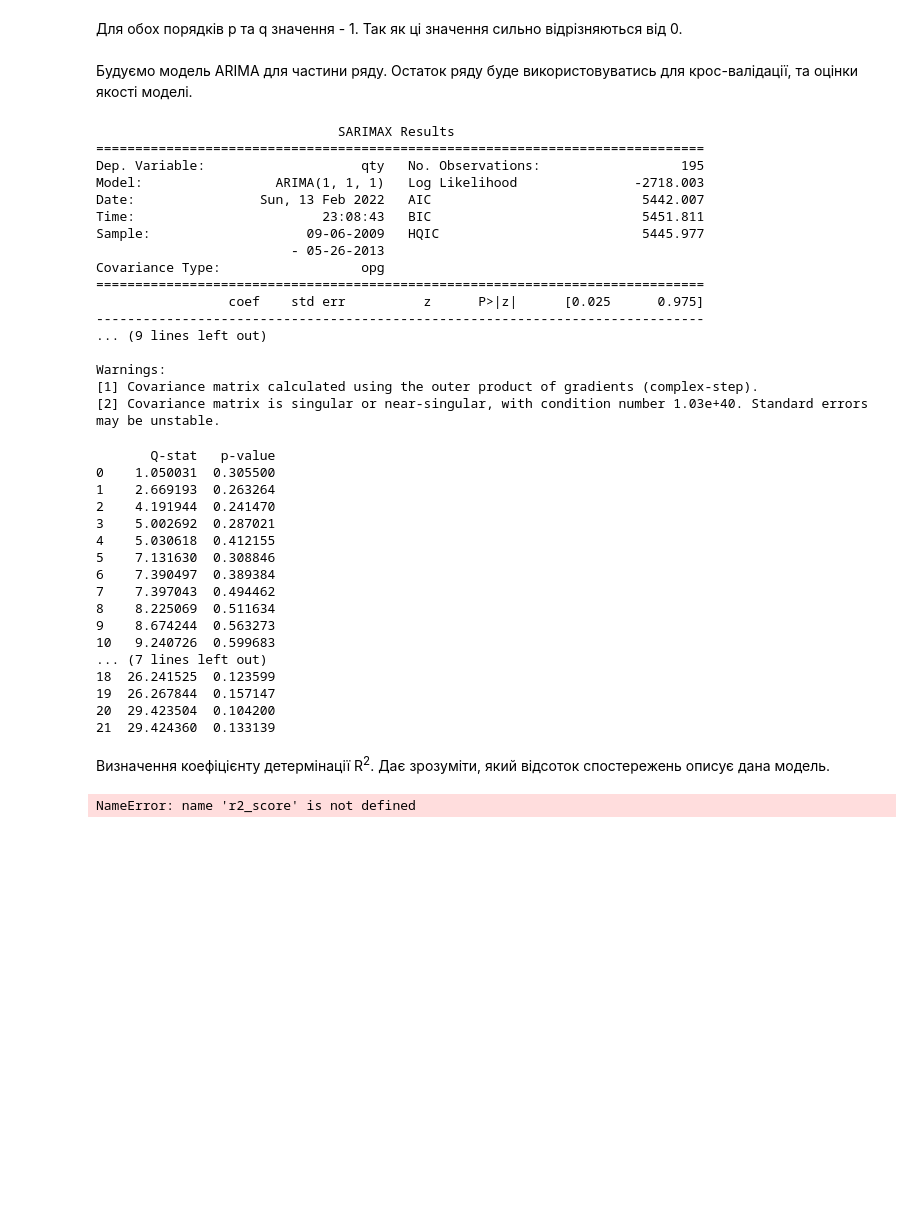
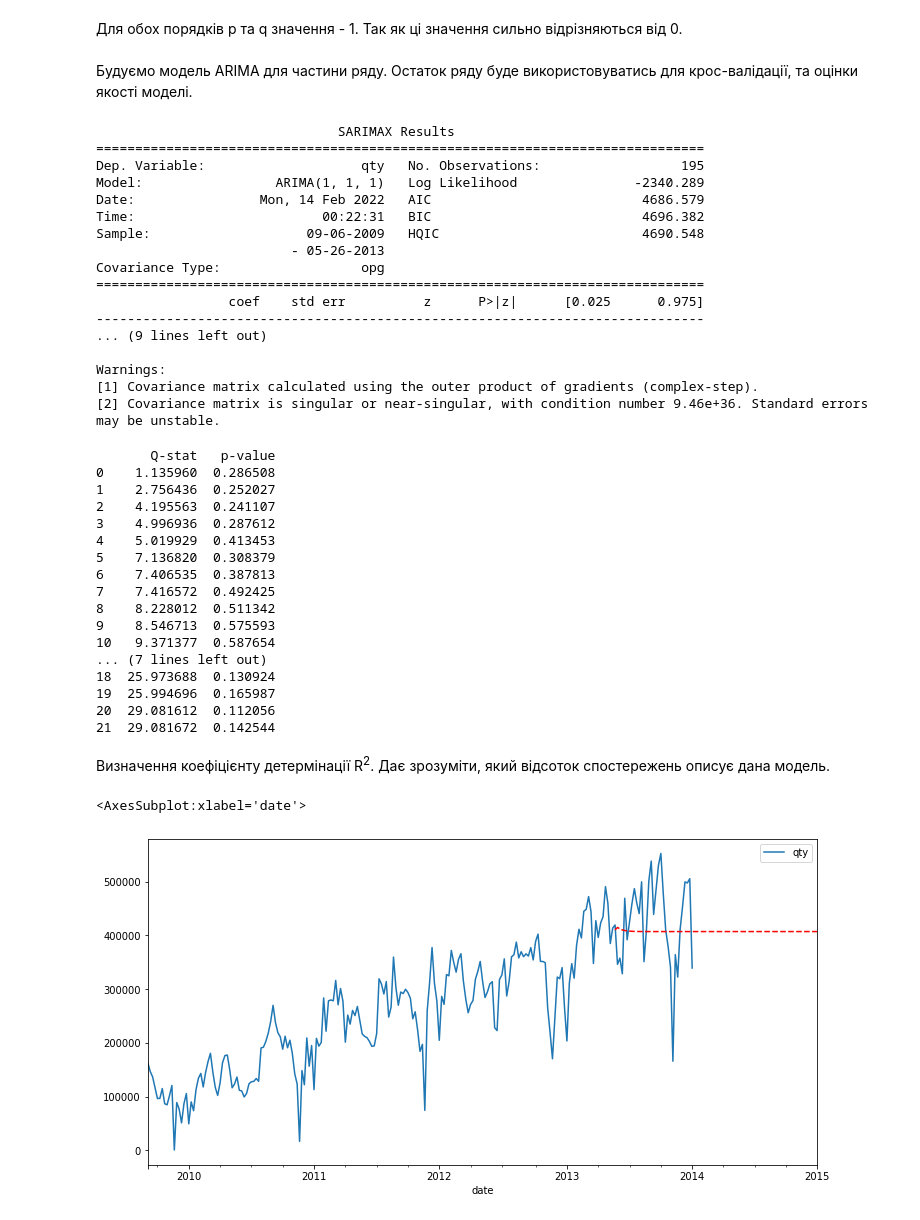
Before and after one commit to markbugatti/arima-basic-diploma, a Jupyter notebook: analyze_views.ipynb, the cells around one changed output. Saved outputs shown, nothing was run; the diff lists cells and outputs as text; code cells hidden in the pictures; blank space fills up the shorter version.

```diff
--- a/analyze_views.ipynb
+++ b/analyze_views.ipynb
@@ -235,18 +239,18 @@ The default method 'yw' can produce PACF values outside of the [-1,1] interval.
 # %%
 
 date_to = '2013-05-26'
-views_first_part = view_statistics_weekly_sum_aggregated[:date_to]
-model = sm.tsa.ARIMA(views_first_part, order=(1,1,1), freq='W').fit()
+views_first_part = data[:date_to]
+data_model = sm.tsa.ARIMA(views_first_part, order=(1,1,1), freq='W').fit()
 
-print(model.summary())
+print(data_model.summary())
 # %% [output]
                                SARIMAX Results
 ==============================================================================
 Dep. Variable:                    qty   No. Observations:                  195
-Model:                 ARIMA(1, 1, 1)   Log Likelihood               -2718.003
-Date:                Sun, 13 Feb 2022   AIC                           5442.007
-Time:                        23:08:43   BIC                           5451.811
-Sample:                    09-06-2009   HQIC                          5445.977
+Model:                 ARIMA(1, 1, 1)   Log Likelihood               -2340.289
+Date:                Mon, 14 Feb 2022   AIC                           4686.579
+Time:                        00:22:31   BIC                           4696.382
+Sample:                    09-06-2009   HQIC                          4690.548
                          - 05-26-2013
 Covariance Type:                  opg
 ==============================================================================
@@ -256,39 +260,49 @@ Covariance Type:                  opg
 
 Warnings:
 [1] Covariance matrix calculated using the outer product of gradients (complex-step).
-[2] Covariance matrix is singular or near-singular, with condition number 1.03e+40. Standard errors may be unstable.
+[2] Covariance matrix is singular or near-singular, with condition number 9.46e+36. Standard errors may be unstable.
 # %%
-q_test = sm.tsa.stattools.acf(model.resid, qstat=True) #resid, зберігає залишки моделі, qstat=True, означає, що застосовуємо тест до коефіціентів.
+q_test = sm.tsa.stattools.acf(data_model.resid, qstat=True) #resid, зберігає залишки моделі, qstat=True, означає, що застосовуємо тест до коефіціентів.
 q_test_data_frame = DataFrame({'Q-stat':q_test[1], 'p-value':q_test[2]})
 
 print(q_test_data_frame)
 # %% [output]
        Q-stat   p-value
-0    1.050031  0.305500
-1    2.669193  0.263264
-2    4.191944  0.241470
-3    5.002692  0.287021
-4    5.030618  0.412155
-5    7.131630  0.308846
-6    7.390497  0.389384
-7    7.397043  0.494462
-8    8.225069  0.511634
-9    8.674244  0.563273
-10   9.240726  0.599683
+0    1.135960  0.286508
+1    2.756436  0.252027
+2    4.195563  0.241107
+3    4.996936  0.287612
+4    5.019929  0.413453
+5    7.136820  0.308379
+6    7.406535  0.387813
+7    7.416572  0.492425
+8    8.228012  0.511342
+9    8.546713  0.575593
+10   9.371377  0.587654
 ... (7 lines left out)
-18  26.241525  0.123599
-19  26.267844  0.157147
-20  29.423504  0.104200
-21  29.424360  0.133139
+18  25.973688  0.130924
+19  25.994696  0.165987
+20  29.081612  0.112056
+21  29.081672  0.142544
 # %% [markdown]
 Визначення коефіцієнту детермінації R<sup>2</sup>. Дає зрозуміти, який відсоток спостережень описує дана модель.
 # %%
+# resets date_to if runs several times in a row
+if date_to == '2014-12-31':
+    date_to = '2013-05-26'
+
 date_from, date_to = date_to, '2014-12-31'
-pred = model.predict(date_from, date_to, typ='levels')
+pred = data_model.predict(date_from, date_to, typ='levels')
 
-trn = view_statistics_weekly_sum_aggregated[date_from:]
-r2 = r2_score(trn, pred[1:32])
+trn = data[date_from:]
+#r2 = r2_score(trn, pred[1:32])
 
-print('R^2: %1.2f' % r2)
+#print('R^2: %1.2f' % r2)
+
+data.plot(figsize=(12,6))
+pred.plot(style='r--')
+
+#plotly_df(pred, title="views prediction")
 # %% [output]
-NameError: name 'r2_score' is not defined
+<AxesSubplot:xlabel='date'>
+[figure, added]
```
Also changed, not shown: parts of 9 cells of this notebook.
